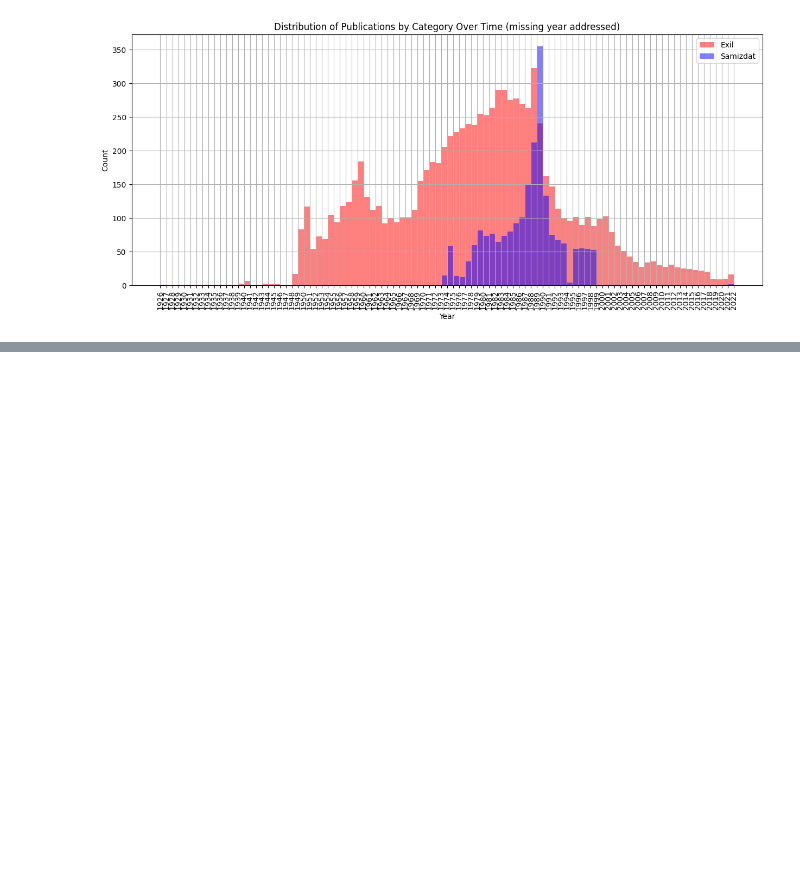
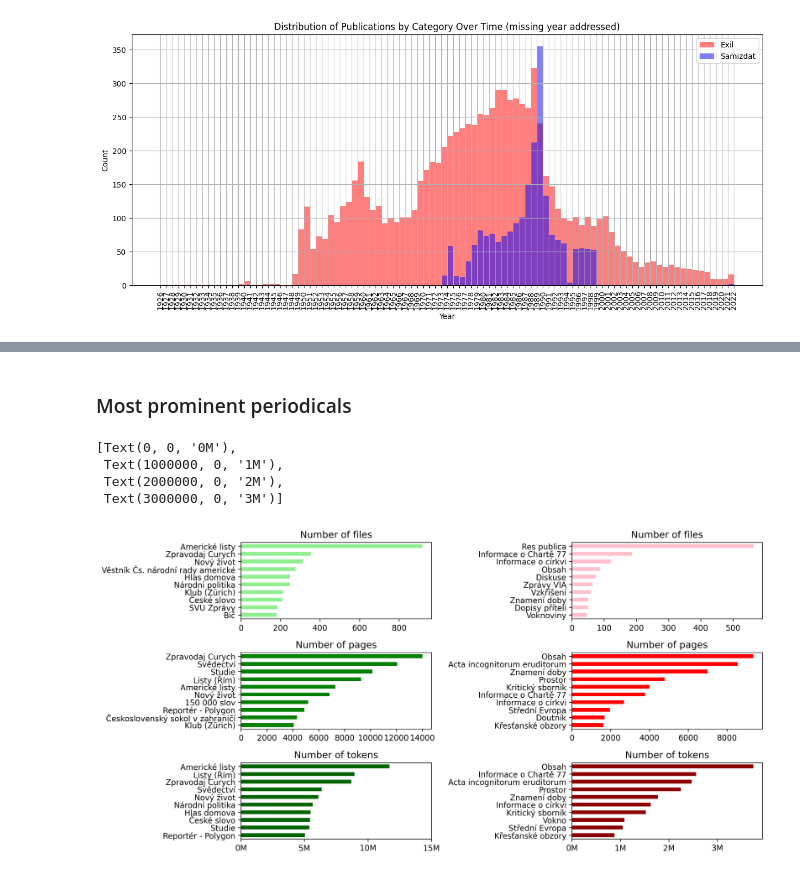
Before and after one commit to KvindtEva/SCRIPTUM, a Jupyter notebook: missing_year_extraction.ipynb, the cells around one changed output, grey strips where cells are left out. Cells and saved outputs as stored; diff of their text form; code cells hidden in the pictures; blank space fills up the shorter version.

```diff
--- a/missing_year_extraction.ipynb
+++ b/missing_year_extraction.ipynb
@@ -169,0 +195,39 @@ plt.xticks(bins, rotation=90)
+# %% [markdown]
+### Most prominent periodicals
+# %%
+NUM_PERIODICS_SHOW = 10
+
+fig, axs = plt.subplots(nrows=3, ncols=2, figsize=(12,6), dpi=300, tight_layout=True)
+scriptum_df[scriptum_df["periodical_category"]=="exil"].groupby("periodical_title").size().sort_values(ascending=True).tail(NUM_PERIODICS_SHOW).plot(kind='barh', color="lightgreen", ax=axs[0, 0])
+axs[0, 0].set_title("Number of files")
+axs[0, 0].set_ylabel("")
+
+scriptum_df[scriptum_df["periodical_category"]=="exil"].groupby("periodical_title")["pages_N"].sum().sort_values(ascending=True).tail(NUM_PERIODICS_SHOW).plot(kind='barh', color="green", ax=axs[1,0])
+axs[1, 0].set_title("Number of pages")
+axs[1, 0].set_ylabel("")
+
+scriptum_df[scriptum_df["periodical_category"]=="exil"].groupby("periodical_title")["tokens_N"].sum().sort_values(ascending=True).tail(NUM_PERIODICS_SHOW).plot(kind='barh', color="darkgreen", ax=axs[2,0])
+axs[2, 0].set_title("Number of tokens")
+axs[2, 0].set_ylabel("")
+axs[2, 0].set_xticks(range(0,20000000, 5000000))
+axs[2, 0].set_xticklabels([str(n)+ "M" for n in range(0,20, 5)])
+
+scriptum_df[scriptum_df["periodical_category"]=="samizdat"].groupby("periodical_title").size().sort_values(ascending=True).tail(NUM_PERIODICS_SHOW).plot(kind='barh', color="pink", ax=axs[0, 1])
+axs[0, 1].set_title("Number of files")
+axs[0, 1].set_ylabel("")
+
+scriptum_df[scriptum_df["periodical_category"]=="samizdat"].groupby("periodical_title")["pages_N"].sum().sort_values(ascending=True).tail(NUM_PERIODICS_SHOW).plot(kind='barh', color="red", ax=axs[1, 1])
+axs[1, 1].set_title("Number of pages")
+axs[1, 1].set_ylabel("")
+
+scriptum_df[scriptum_df["periodical_category"]=="samizdat"].groupby("periodical_title")["tokens_N"].sum().sort_values(ascending=True).tail(NUM_PERIODICS_SHOW).plot(kind='barh', color="darkred", ax=axs[2, 1])
+axs[2, 1].set_title("Number of tokens")
+axs[2, 1].set_ylabel("")
+axs[2, 1].set_xticks(range(0,4000000, 1000000))
+axs[2, 1].set_xticklabels([str(n)+ "M" for n in range(0,4)])
+# %% [output]
+[Text(0, 0, '0M'),
+ Text(1000000, 0, '1M'),
+ Text(2000000, 0, '2M'),
+ Text(3000000, 0, '3M')]
+[figure, added]
```
Also changed, not shown: parts of 8 cells of this notebook, 1 other file.
